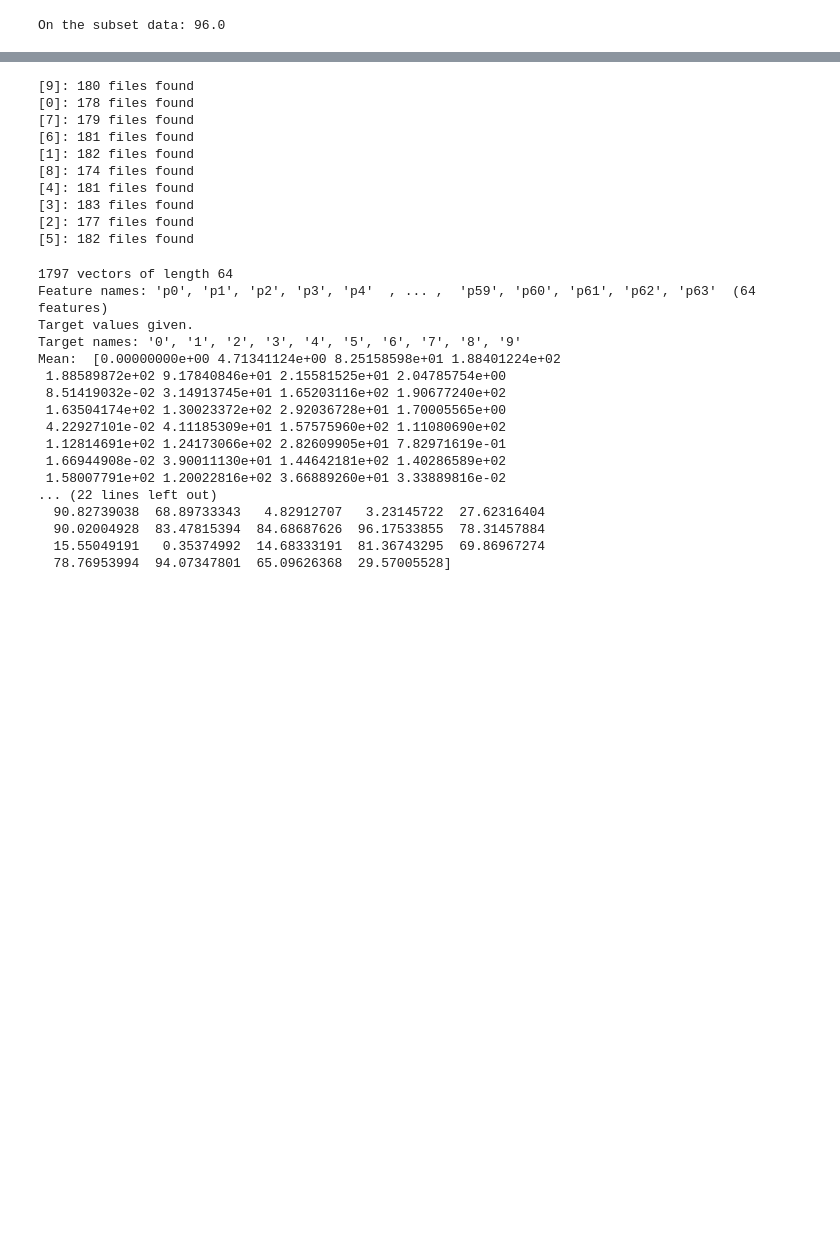
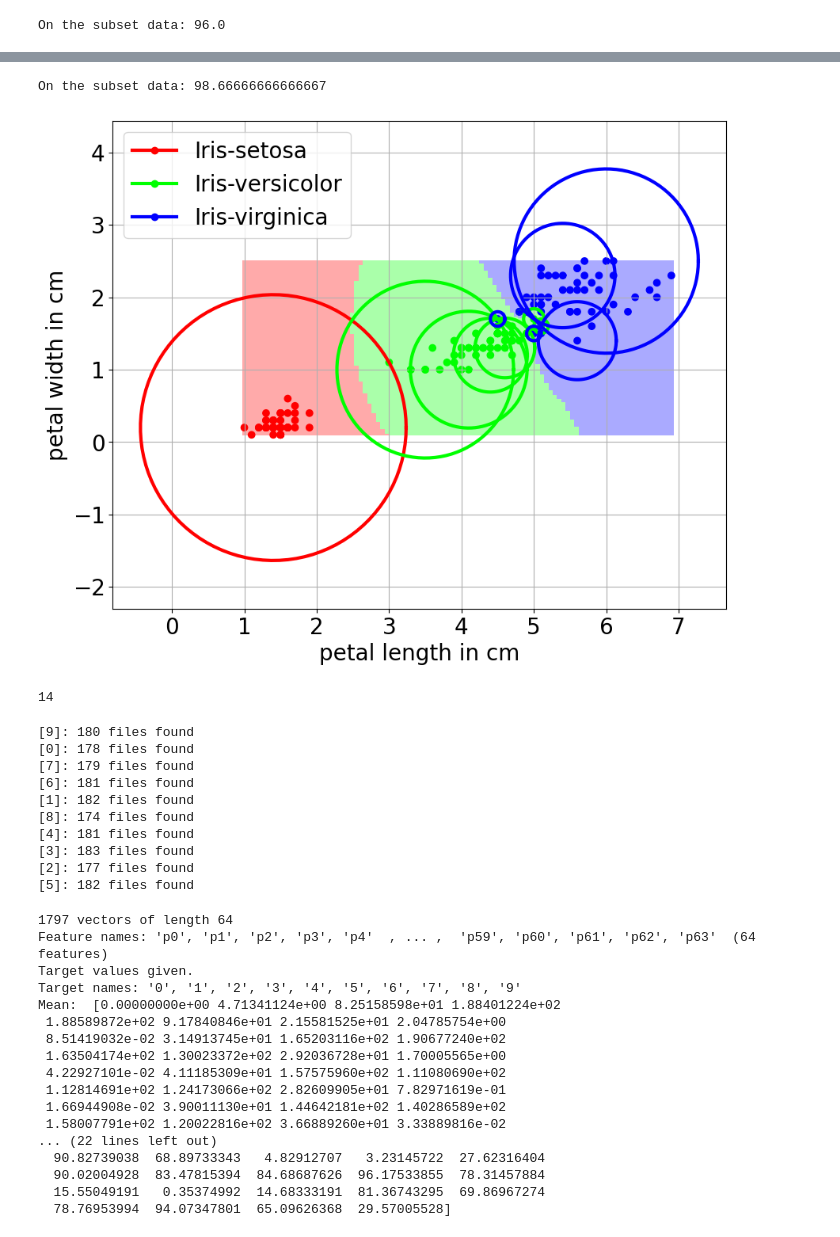
Before and after one commit to bblais/AI-and-Robotics-Fall-2023-Class-Notebooks, a Jupyter notebook: Sprint #4 - Classification, Images, and Neural Networks/2023-11-13 - Intro Classification.ipynb, the cells around one changed output, grey strips where cells are left out. Cells and saved outputs as stored; diff of their text form; code cells hidden in the pictures; blank space fills up the shorter version.

```diff
--- a/Sprint #4 - Classification, Images, and Neural Networks/2023-11-13 - Intro Classification.ipynb
+++ b/Sprint #4 - Classification, Images, and Neural Networks/2023-11-13 - Intro Classification.ipynb
@@ -101,3 +125,16 @@ plot2D(subset,C)
+# %%
+C=CSC()
+C.fit(subset.vectors,subset.targets)
+print("On the subset data:",C.percent_correct(subset.vectors,subset.targets))
+plot2D(subset,C)
+C.plot_centers()
+# %% [output]
+On the subset data: 98.66666666666667
+[figure, added]
+# %%
+len(C.centers)
+# %% [output]
+14
 # %%
 images=image.load_images('images/digits')
 # %% [output]
```
Also changed, not shown: parts of 18 cells of this notebook, 7 other files.
